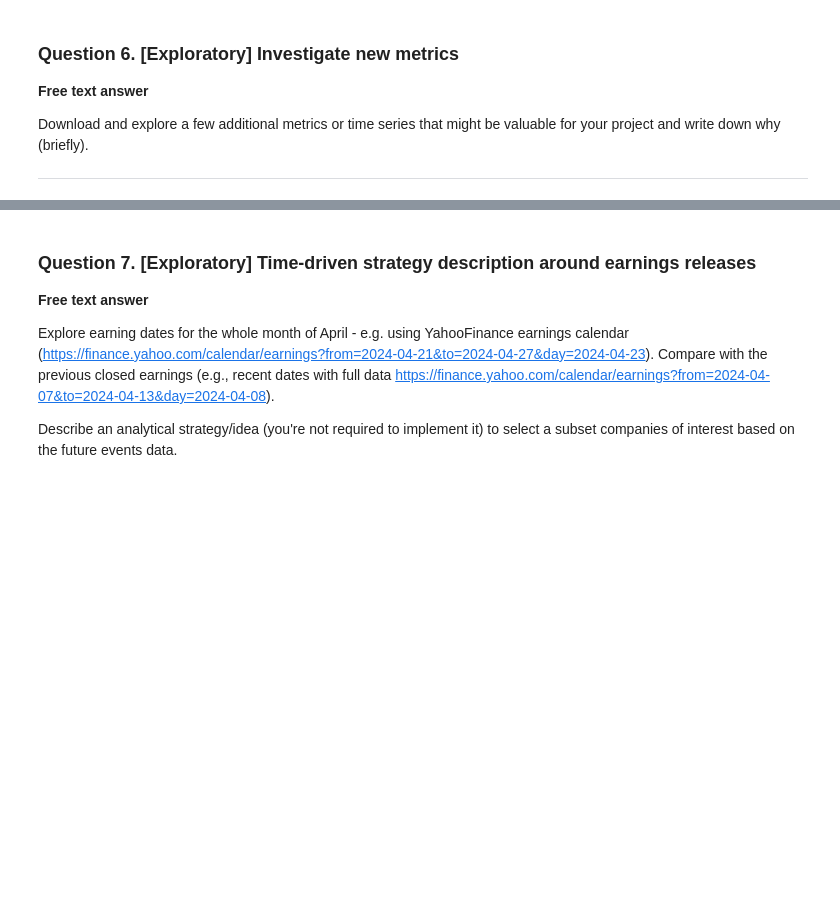
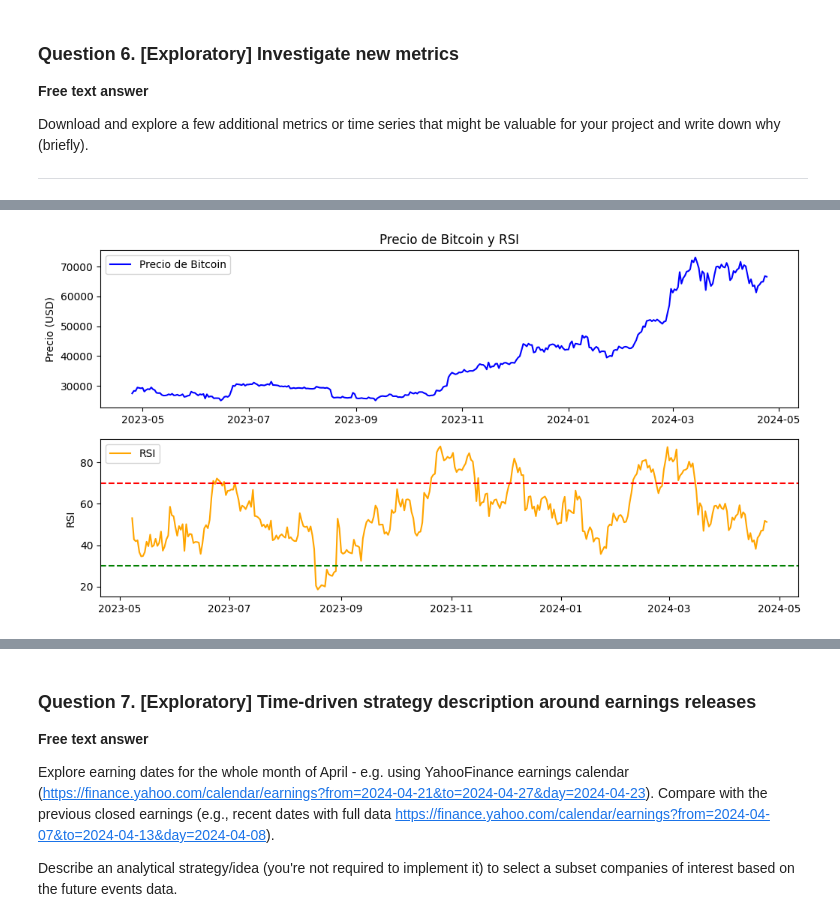
Before and after one commit to mary435/stock-markets-analytics, a Jupyter notebook: 01/HW_01.ipynb, the cells around one changed output, grey strips where cells are left out. Saved outputs shown, nothing was run; the diff lists cells and outputs as text; code cells hidden in the pictures; blank space fills up the shorter version.

```diff
--- a/01/HW_01.ipynb
+++ b/01/HW_01.ipynb
@@ -243,0 +342,3 @@ SAR
+# %%
+# Round the result to two decimal places
+rounded_result = {stock: round(value, 2) for stock, value in result.items()}
@@ -253,3 +382,19 @@ Sum up all dividends paid in 2023 per company and divide each value by the closi
 Find the maximum value in % and round to 1 digit after the decimal point. (E.g., if you obtained $1.25 dividends paid and the end year stock price is $100, the dividend yield is 1.25% -- and your answer should be equal to 1.3)
 
 ---
+# %%
+# Download data
+
+stocks = ['2222.SR', 'BRK-B', 'AAPL', 'MSFT', 'GOOG', 'JPM']
+data = {}
+for stock in stocks:
+    # Get dividend data for the stock in 2023
+    dividends = yf.Ticker(stock).dividends
+    dividends_2023 = dividends.loc['2023-01-01':'2023-12-31']  # Filter 2023
+    total_dividends = dividends_2023.sum()
+
+    # Get the closing price (Adj.Close) on the last trading day of the year
+    last_day_price = yf.Ticker(stock).history(period='1y')['Close'][-1]
+
+    # Divide the dividend sum by the closing price
+    data[stock] = total_dividends / last_day_price
@@ -263,0 +441,39 @@ Download and explore a few additional metrics or time series that might be valua
+# %%
+# Download Bitcoin price data from CoinGecko API
+def fetch_bitcoin_price_data():
+    url = 'https://api.coingecko.com/api/v3/coins/bitcoin/market_chart?vs_currency=usd&days=365'
+    response = requests.get(url)
+    data = response.json()
+    prices = data['prices']
+    df = pd.DataFrame(prices, columns=['timestamp', 'price'])
+    df['timestamp'] = pd.to_datetime(df['timestamp'], unit='ms')
+    df.set_index('timestamp', inplace=True)
+    return df
+
+# RSI Calc
+def calculate_rsi(data, window=14):
+    rsi = ta.momentum.RSIIndicator(data['price'], window=window)
+    return rsi.rsi()
+
+# Download Bitcoin price
+bitcoin_price_data = fetch_bitcoin_price_data()
+
+# RSI Calc
+bitcoin_price_data['RSI'] = calculate_rsi(bitcoin_price_data)
+
+# Chart Bitcoin Prices and RSI
+plt.figure(figsize=(12, 6))
+plt.subplot(2, 1, 1)
+plt.plot(bitcoin_price_data['price'], label='Precio de Bitcoin', color='blue')
+plt.title('Precio de Bitcoin y RSI')
+plt.ylabel('Precio (USD)')
+plt.legend(loc='upper left')
+plt.subplot(2, 1, 2)
+plt.plot(bitcoin_price_data['RSI'], label='RSI', color='orange')
+plt.axhline(70, linestyle='--', color='red')
+plt.axhline(30, linestyle='--', color='green')
+plt.ylabel('RSI')
+plt.legend(loc='upper left')
+plt.show()
+# %% [output]
+[figure, added]
```
Also changed, not shown: parts of 21 cells of this notebook, 1 other file.
